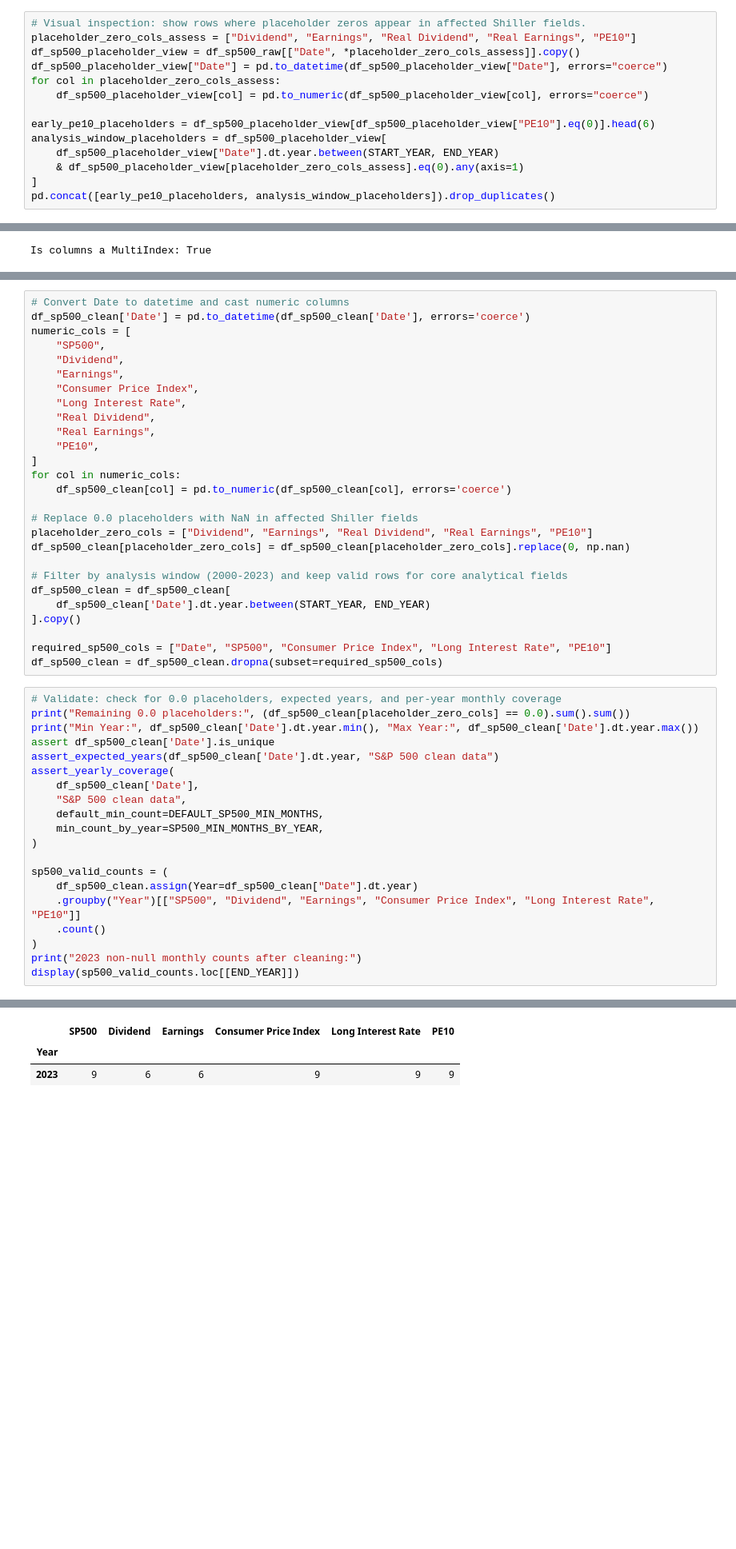
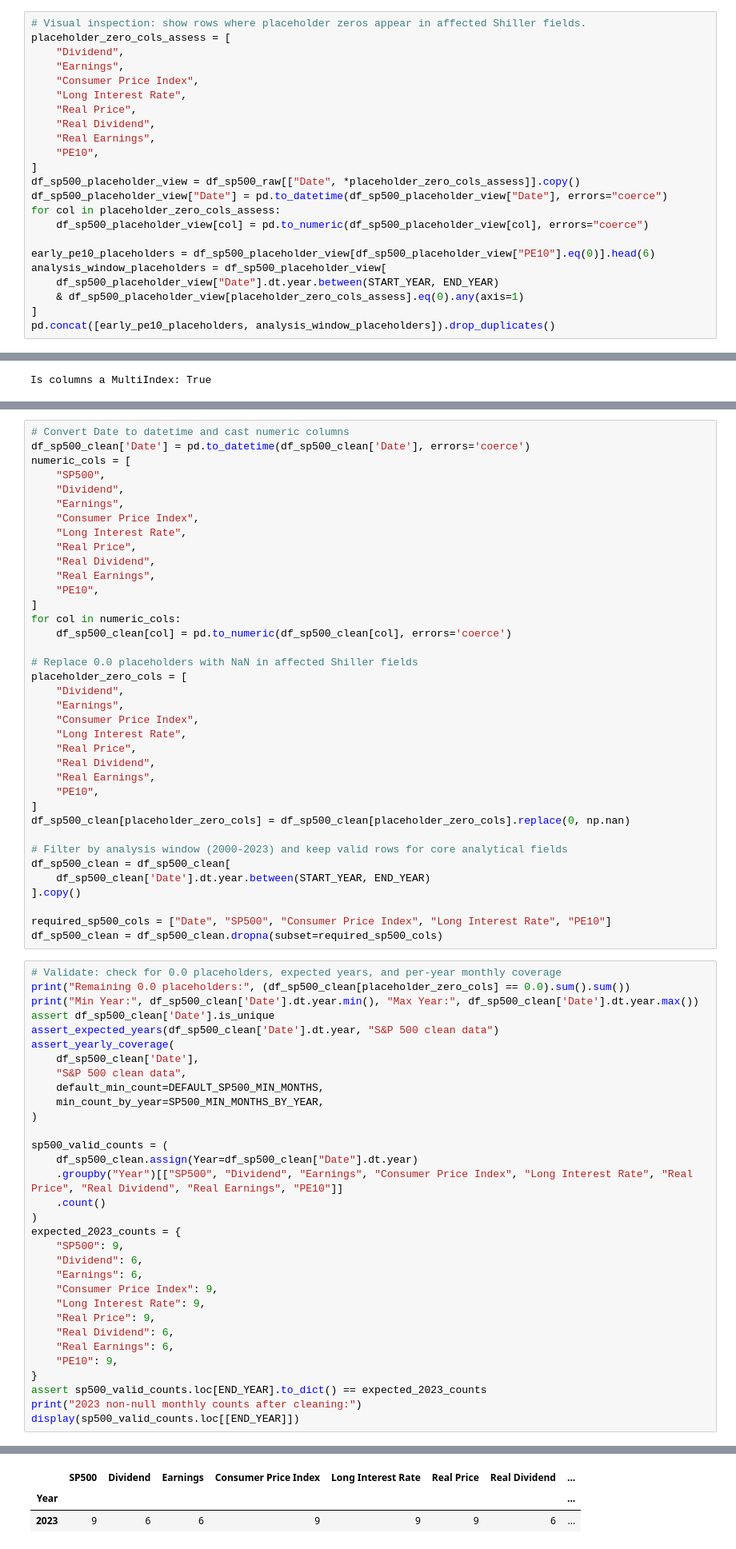
Before and after one commit to luisjfeliu/data-analysis-wrangling-macro-stocks, a Jupyter notebook: Data_Wrangling_Project_Starter.ipynb, the cells around one changed output, grey strips where cells are left out. Shown at 80% size. Saved outputs shown, nothing was run; the diff lists cells and outputs as text; blank space fills up the shorter version.

```diff
--- a/Data_Wrangling_Project_Starter.ipynb
+++ b/Data_Wrangling_Project_Starter.ipynb
@@ -346,7 +348,16 @@ List **two** data quality issues and **two** tidiness issues. Assess each data i
 ### Quality Issue 1: Invalid 0.0 placeholders in Shiller dataset
 # %%
 # Visual inspection: show rows where placeholder zeros appear in affected Shiller fields.
-placeholder_zero_cols_assess = ["Dividend", "Earnings", "Real Dividend", "Real Earnings", "PE10"]
+placeholder_zero_cols_assess = [
+    "Dividend",
+    "Earnings",
+    "Consumer Price Index",
+    "Long Interest Rate",
+    "Real Price",
+    "Real Dividend",
+    "Real Earnings",
+    "PE10",
+]
 df_sp500_placeholder_view = df_sp500_raw[["Date", *placeholder_zero_cols_assess]].copy()
 df_sp500_placeholder_view["Date"] = pd.to_datetime(df_sp500_placeholder_view["Date"], errors="coerce")
 for col in placeholder_zero_cols_assess:
@@ -524,6 +538,7 @@ numeric_cols = [
     "Earnings",
     "Consumer Price Index",
     "Long Interest Rate",
+    "Real Price",
     "Real Dividend",
     "Real Earnings",
     "PE10",
@@ -532,7 +547,16 @@ for col in numeric_cols:
     df_sp500_clean[col] = pd.to_numeric(df_sp500_clean[col], errors='coerce')
 
 # Replace 0.0 placeholders with NaN in affected Shiller fields
-placeholder_zero_cols = ["Dividend", "Earnings", "Real Dividend", "Real Earnings", "PE10"]
+placeholder_zero_cols = [
+    "Dividend",
+    "Earnings",
+    "Consumer Price Index",
+    "Long Interest Rate",
+    "Real Price",
+    "Real Dividend",
+    "Real Earnings",
+    "PE10",
+]
 df_sp500_clean[placeholder_zero_cols] = df_sp500_clean[placeholder_zero_cols].replace(0, np.nan)
 
 # Filter by analysis window (2000-2023) and keep valid rows for core analytical fields
@@ -545,28 +569,40 @@ df_sp500_clean = df_sp500_clean.dropna(subset=required_sp500_cols)
 # %%
 # Validate: check for 0.0 placeholders, expected years, and per-year monthly coverage
 print("Remaining 0.0 placeholders:", (df_sp500_clean[placeholder_zero_cols] == 0.0).sum().sum())
 print("Min Year:", df_sp500_clean['Date'].dt.year.min(), "Max Year:", df_sp500_clean['Date'].dt.year.max())
 assert df_sp500_clean['Date'].is_unique
 assert_expected_years(df_sp500_clean['Date'].dt.year, "S&P 500 clean data")
 assert_yearly_coverage(
     df_sp500_clean['Date'],
     "S&P 500 clean data",
     default_min_count=DEFAULT_SP500_MIN_MONTHS,
     min_count_by_year=SP500_MIN_MONTHS_BY_YEAR,
 )
 
 sp500_valid_counts = (
     df_sp500_clean.assign(Year=df_sp500_clean["Date"].dt.year)
-    .groupby("Year")[["SP500", "Dividend", "Earnings", "Consumer Price Index", "Long Interest Rate", "PE10"]]
+    .groupby("Year")[["SP500", "Dividend", "Earnings", "Consumer Price Index", "Long Interest Rate", "Real Price", "Real Dividend", "Real Earnings", "PE10"]]
     .count()
 )
+expected_2023_counts = {
+    "SP500": 9,
+    "Dividend": 6,
+    "Earnings": 6,
+    "Consumer Price Index": 9,
+    "Long Interest Rate": 9,
+    "Real Price": 9,
+    "Real Dividend": 6,
+    "Real Earnings": 6,
+    "PE10": 9,
+}
+assert sp500_valid_counts.loc[END_YEAR].to_dict() == expected_2023_counts
 print("2023 non-null monthly counts after cleaning:")
 display(sp500_valid_counts.loc[[END_YEAR]])
 # %% [output]
 Remaining 0.0 placeholders: 0
 Min Year: 2000 Max Year: 2023
 2023 non-null monthly counts after cleaning:
-|  | SP500 | Dividend | Earnings | Consumer Price Index | Long Interest Rate | PE10 |
-| Year |  |  |  |  |  |  |
-| 2023 | 9 | 6 | 6 | 9 | 9 | 9 |
+|  | SP500 | Dividend | Earnings | Consumer Price Index | Long Interest Rate | Real Price | Real Dividend | ... |
+| Year |  |  |  |  |  |  |  | ... |
+| 2023 | 9 | 6 | 6 | 9 | 9 | 9 | 6 | ... |
 # %% [markdown]
```
Also changed, not shown: parts of 6 cells of this notebook, 5 other files.
